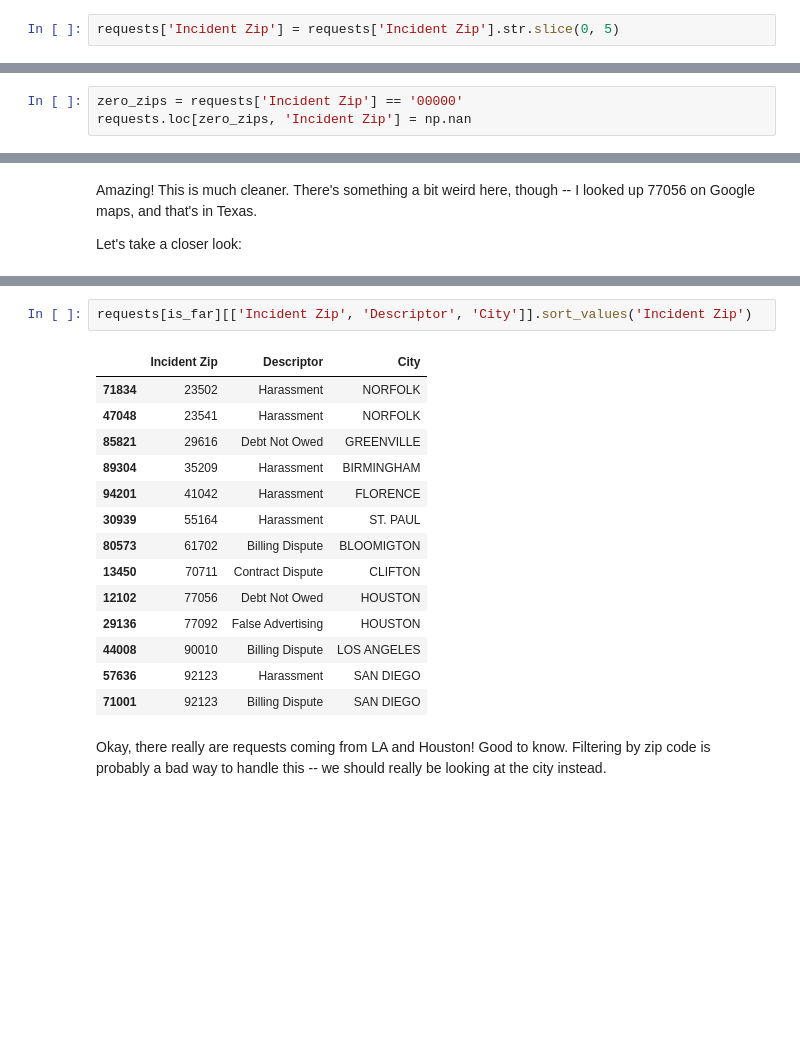
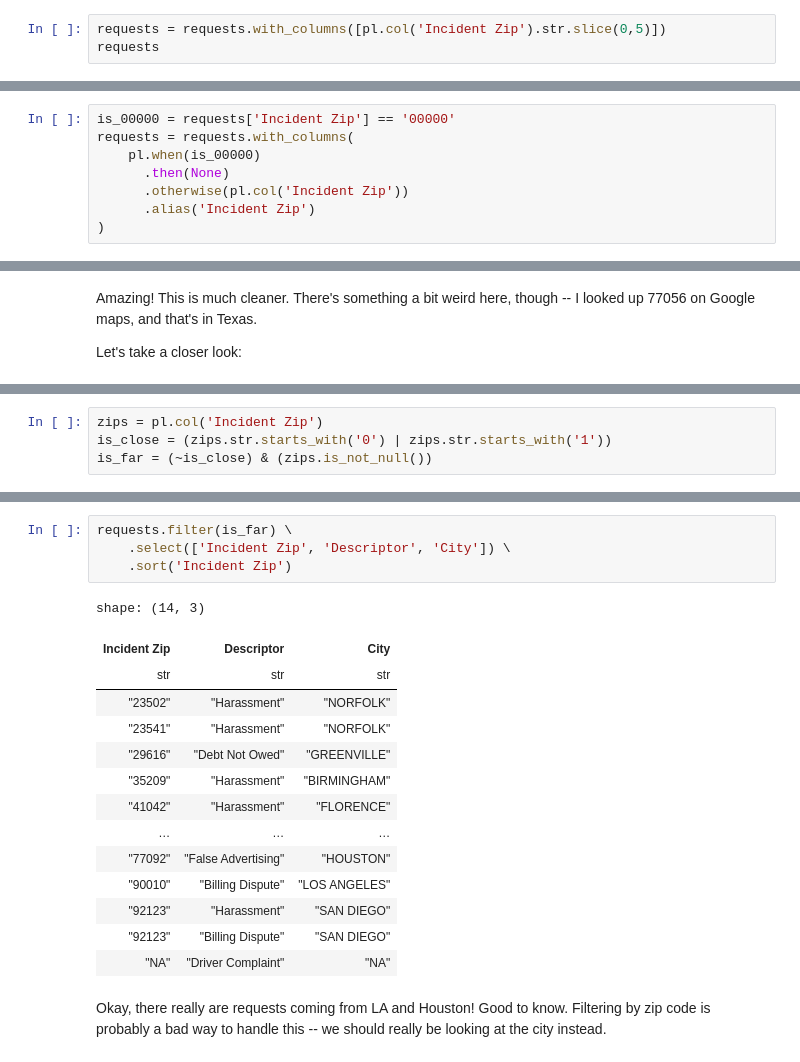
Before and after one commit to sergiorgiraldo/DataScience-Showcase, a Jupyter notebook: pandas-cookbook/cookbook-polars/Chapter 7 - Cleaning up messy data.ipynb, the cells around one changed output, grey strips where cells are left out. Drawn from its saved outputs; the diff is of its cells as text; blank space fills up the shorter version.

Commit message:
feat:  pandas - polars cookbook - finished chapter 7, start chapter 9:: by sergio giraldo @ 20250222T1928CET, gpg signed

```diff
--- a/pandas-cookbook/cookbook-polars/Chapter 7 - Cleaning up messy data.ipynb
+++ b/pandas-cookbook/cookbook-polars/Chapter 7 - Cleaning up messy data.ipynb
@@ -136,4 +133,5 @@ shape: (6,)
 # %% [markdown]
 Those all look okay to truncate to me.
 # %%
-requests['Incident Zip'] = requests['Incident Zip'].str.slice(0, 5)
+requests = requests.with_columns([pl.col('Incident Zip').str.slice(0,5)])
+requests
@@ -150,8 +166,13 @@ requests[requests['Incident Zip'] == '00000']
 # %% [markdown]
 This looks bad to me. Let's set these to nan.
-# %%
-zero_zips = requests['Incident Zip'] == '00000'
-requests.loc[zero_zips, 'Incident Zip'] = np.nan
+# %%
+is_00000 = requests['Incident Zip'] == '00000'
+requests = requests.with_columns(
+    pl.when(is_00000)
+      .then(None)
+      .otherwise(pl.col('Incident Zip'))
+      .alias('Incident Zip')
+)
 # %% [markdown]
 Great. Let's see where we are now:
 # %%
@@ -189,0 +201,4 @@ Name: Incident Zip, dtype: object
+# %%
+zips = pl.col('Incident Zip')
+is_close = (zips.str.starts_with('0') | zips.str.starts_with('1'))
+is_far = (~is_close) & (zips.is_not_null())
@@ -190,20 +222,22 @@ Name: Incident Zip, dtype: object
 # %%
-requests[is_far][['Incident Zip', 'Descriptor', 'City']].sort_values('Incident Zip')
+requests.filter(is_far) \
+    .select(['Incident Zip', 'Descriptor', 'City']) \
+    .sort('Incident Zip')
 # %% [output]
+shape: (14, 3)
-|  | Incident Zip | Descriptor | City |
-| 71834 | 23502 | Harassment | NORFOLK |
-| 47048 | 23541 | Harassment | NORFOLK |
-| 85821 | 29616 | Debt Not Owed | GREENVILLE |
-| 89304 | 35209 | Harassment | BIRMINGHAM |
-| 94201 | 41042 | Harassment | FLORENCE |
-| 30939 | 55164 | Harassment | ST. PAUL |
-| 80573 | 61702 | Billing Dispute | BLOOMIGTON |
-| 13450 | 70711 | Contract Dispute | CLIFTON |
-| 12102 | 77056 | Debt Not Owed | HOUSTON |
-| 29136 | 77092 | False Advertising | HOUSTON |
-| 44008 | 90010 | Billing Dispute | LOS ANGELES |
-| 57636 | 92123 | Harassment | SAN DIEGO |
-| 71001 | 92123 | Billing Dispute | SAN DIEGO |
+| Incident Zip | Descriptor | City |
+| str | str | str |
+| "23502" | "Harassment" | "NORFOLK" |
+| "23541" | "Harassment" | "NORFOLK" |
+| "29616" | "Debt Not Owed" | "GREENVILLE" |
+| "35209" | "Harassment" | "BIRMINGHAM" |
+| "41042" | "Harassment" | "FLORENCE" |
+| … | … | … |
+| "77092" | "False Advertising" | "HOUSTON" |
+| "90010" | "Billing Dispute" | "LOS ANGELES" |
+| "92123" | "Harassment" | "SAN DIEGO" |
+| "92123" | "Billing Dispute" | "SAN DIEGO" |
+| "NA" | "Driver Complaint" | "NA" |
 # %% [markdown]
 Okay, there really are requests coming from LA and Houston! Good to know. Filtering by zip code is probably a bad way to handle this -- we should really be looking at the city instead.
 # %%
```
Also changed, not shown: parts of 15 cells of this notebook, 2 other files.
